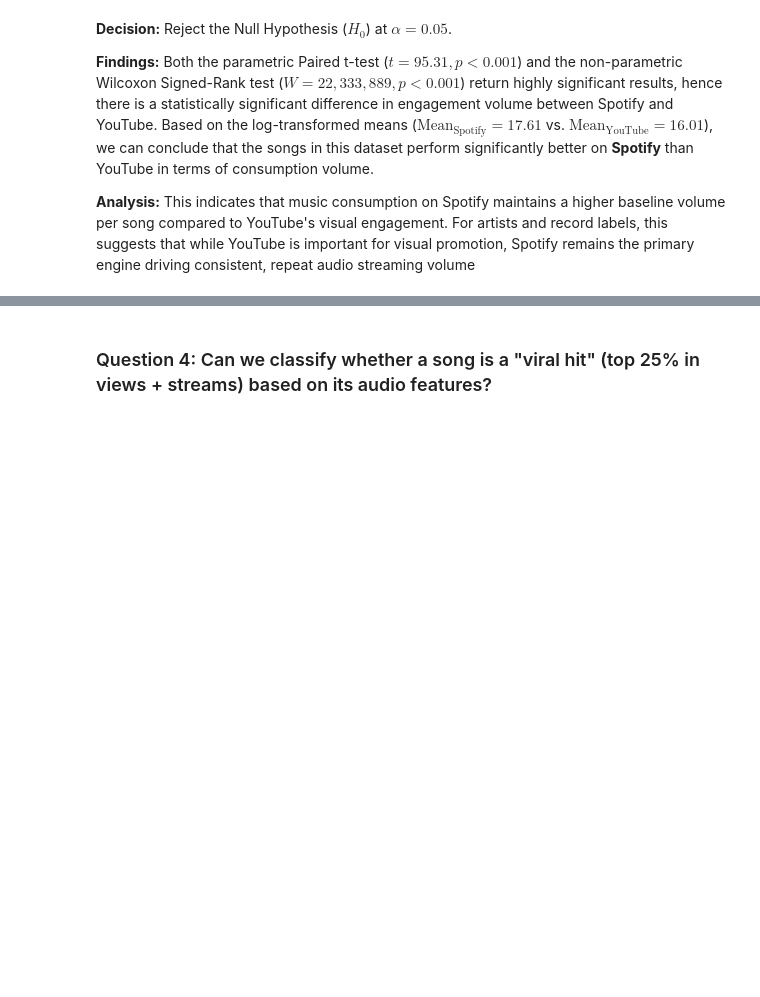
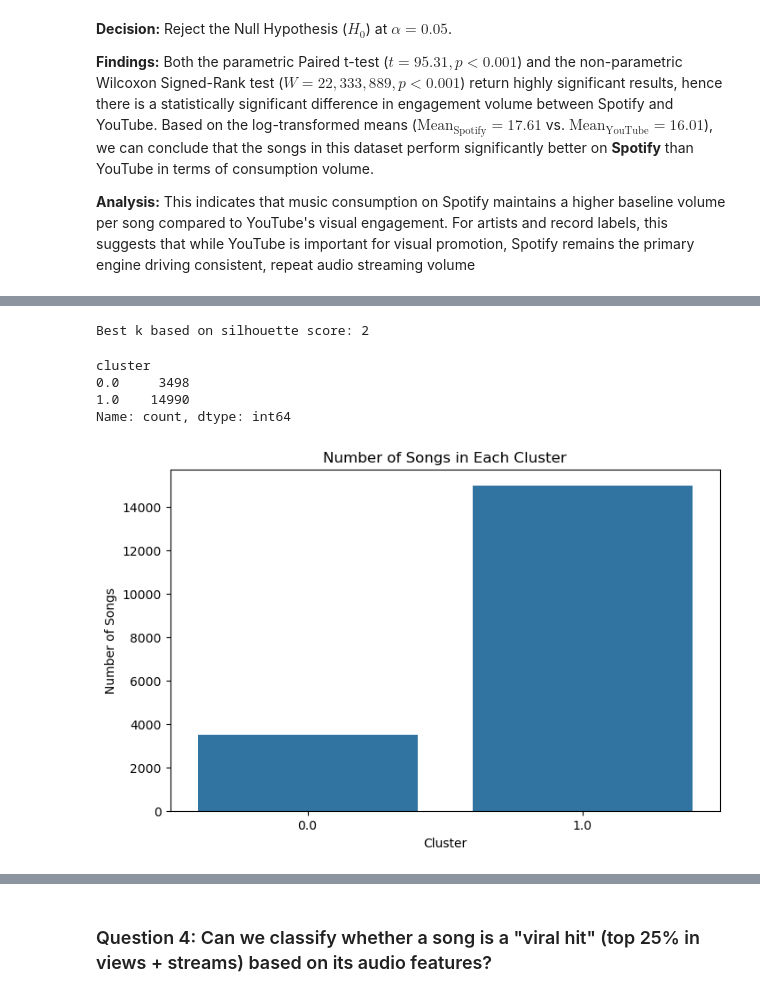
Before and after one commit to chanjyi/Spotify-vs-Youtube, a Jupyter notebook: TT6L_G5_Notebook.ipynb, the cells around one changed output, grey strips where cells are left out. Saved outputs shown, nothing was run; the diff lists cells and outputs as text; code cells hidden in the pictures; blank space fills up the shorter version.

```diff
--- a/TT6L_G5_Notebook.ipynb
+++ b/TT6L_G5_Notebook.ipynb
@@ -1402,0 +1600,30 @@ Key findings from the top rules:
+# %%
+# Choose the k with the highest silhouette score
+best_k = silhouette_df.loc[silhouette_df['Silhouette Score'].idxmax(), 'Number of Clusters (k)']
+
+print("Best k based on silhouette score:", best_k)
+
+# Apply final K-Means clustering
+kmeans_final = KMeans(n_clusters=best_k, random_state=42, n_init=10)
+cluster_labels = kmeans_final.fit_predict(X_cluster_scaled)
+
+# Assign cluster labels back to df_clean
+df_clean.loc[df_cluster.index, 'cluster'] = cluster_labels
+
+# Check cluster count
+df_clean['cluster'].value_counts().sort_index()
+# %% [output]
+Best k based on silhouette score: 2
+cluster
+0.0     3498
+1.0    14990
+Name: count, dtype: int64
+# %%
+plt.figure(figsize=(8, 5))
+sns.countplot(data=df_clean, x='cluster')
+plt.title('Number of Songs in Each Cluster')
+plt.xlabel('Cluster')
+plt.ylabel('Number of Songs')
+plt.show()
+# %% [output]
+[figure, added]
```
Also changed, not shown: parts of 25 cells of this notebook.
